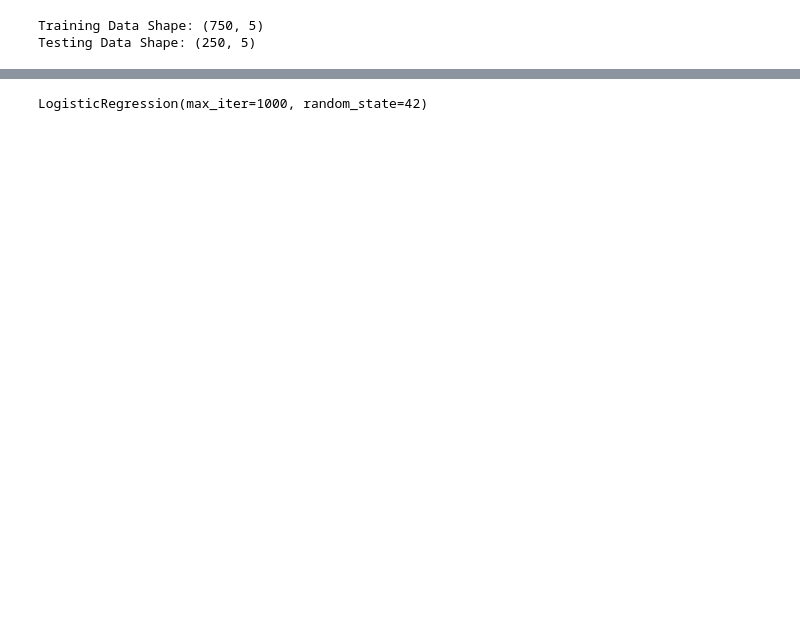
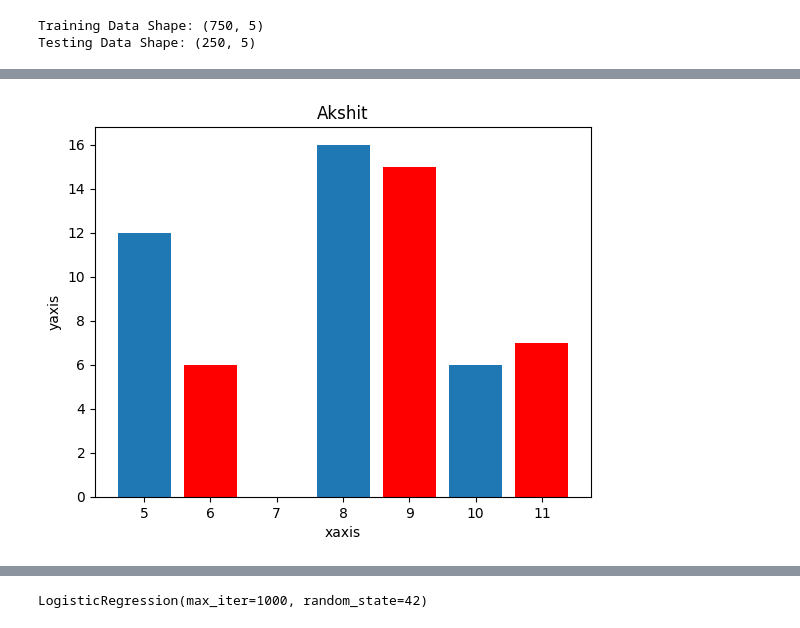
Before and after one commit to Akshit7kotnala/IT-all-study-material, a Jupyter notebook: ML Assignments/Assignment 1/Akshit assignment 1.ipynb, the cells around one changed output, grey strips where cells are left out. Drawn from its saved outputs; the diff is of its cells as text; code cells hidden in the pictures; blank space fills up the shorter version.

```diff
--- a/ML Assignments/Assignment 1/Akshit assignment 1.ipynb
+++ b/ML Assignments/Assignment 1/Akshit assignment 1.ipynb
@@ -254,2 +278,17 @@ Testing Data Shape: (250, 5)
+# %%
+x = [5,8,10]
+y = [12,16,6]
+
+x2 = [6,9,11]
+y2= [6,15,7]
+
+plt.bar(x,y,align = 'center')
+plt.bar(x2,y2,color = 'r',align = 'center')
+plt.title("Akshit")
+plt.ylabel("yaxis")
+plt.xlabel("xaxis")
+plt.show()
+# %% [output]
+[figure, added]
 # %%
 plt.figure(figsize=(10, 6))
```
Also changed, not shown: parts of 26 cells of this notebook, 2 other files.
